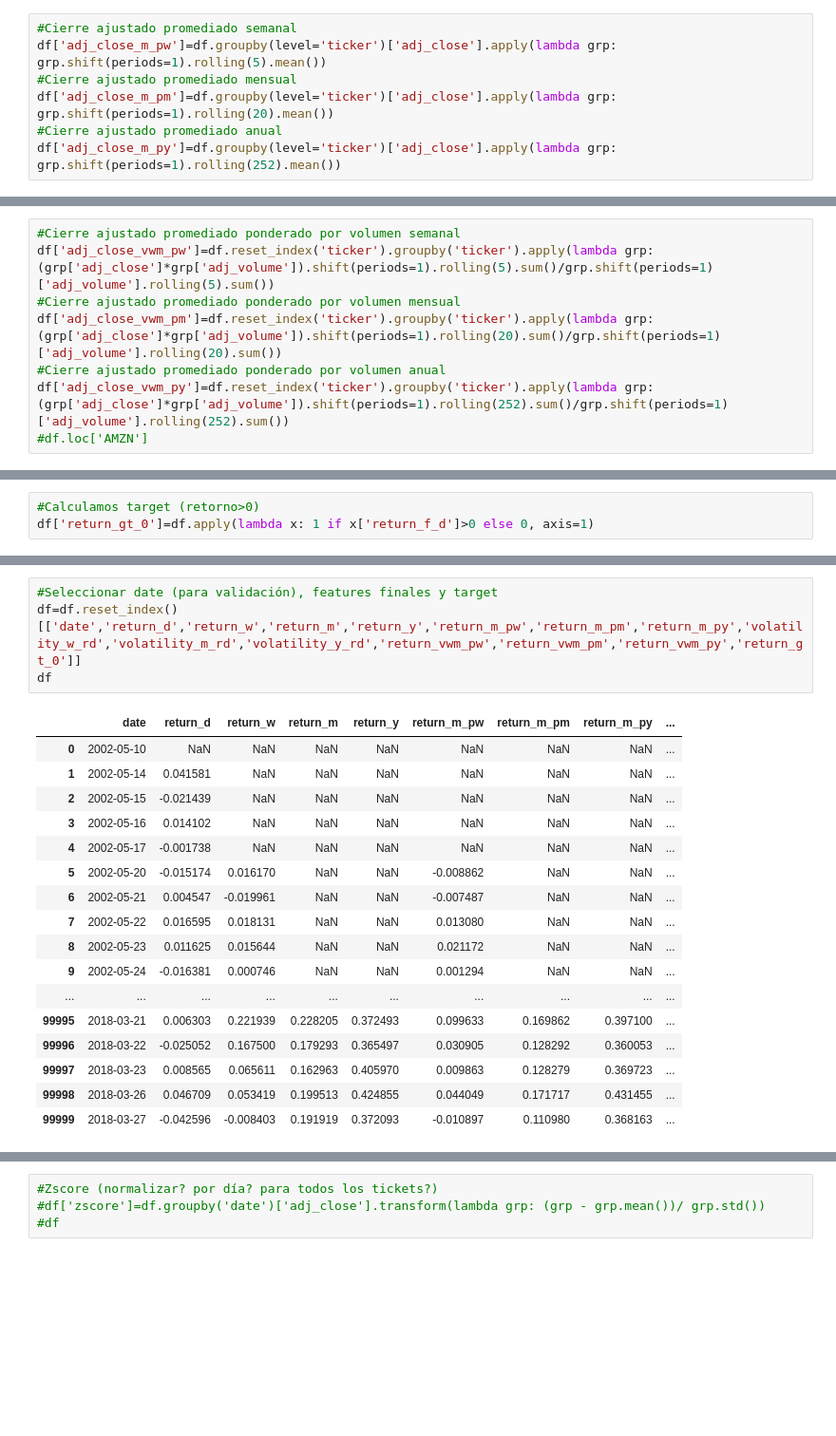
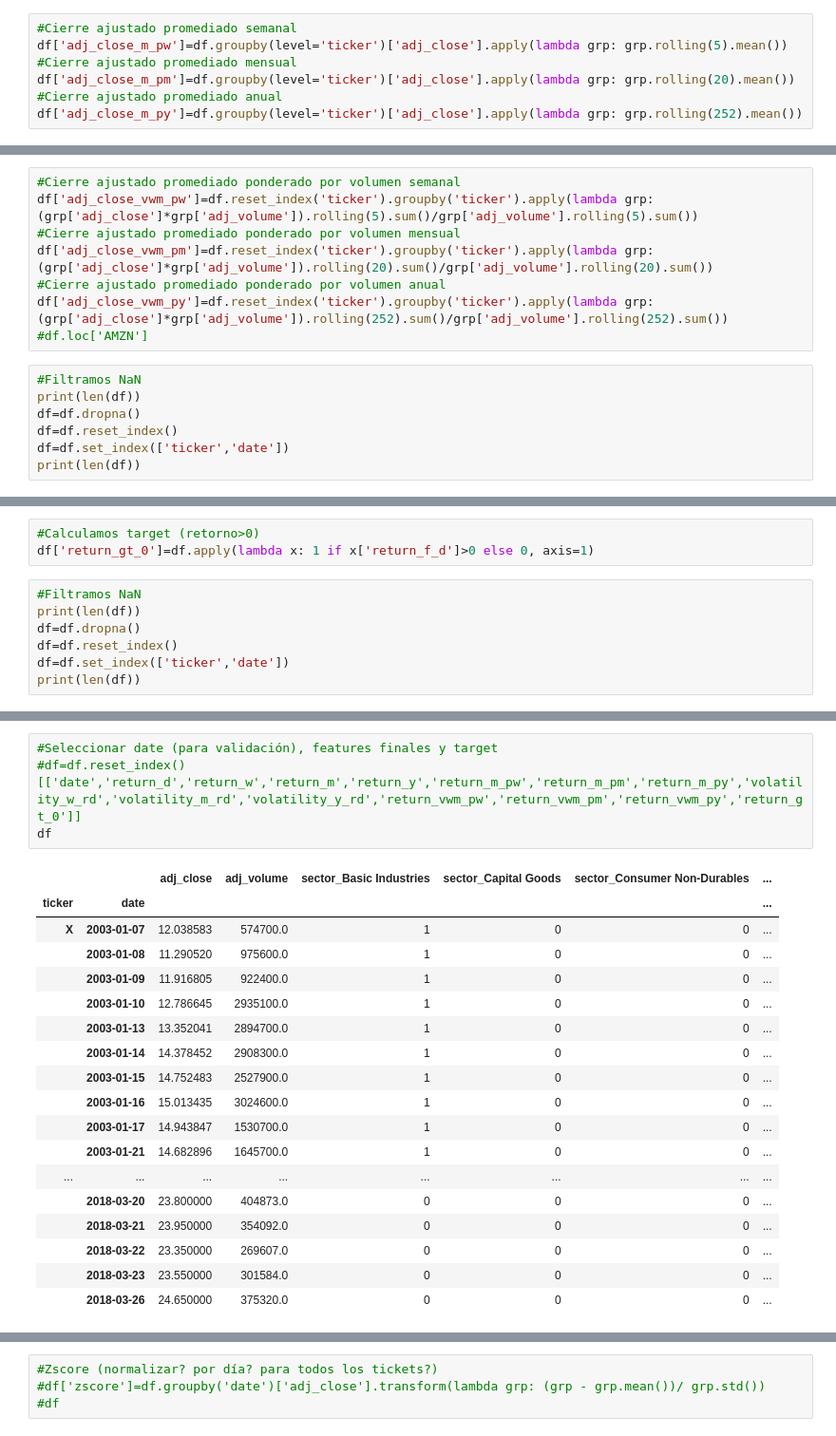
Before and after one commit to manueldecesar/LABQT, a Jupyter notebook: LABQT.ipynb, the cells around one changed output, grey strips where cells are left out. Shown at 95% size. Cells and saved outputs as stored; diff of their text form; blank space fills up the shorter version.

```diff
--- a/LABQT.ipynb
+++ b/LABQT.ipynb
@@ -253,11 +254,11 @@ df['volatility_y_rd']=df.reset_index('ticker').groupby('ticker').apply(lambda gr
 #df
 # %%
 #Cierre ajustado promediado semanal
-df['adj_close_m_pw']=df.groupby(level='ticker')['adj_close'].apply(lambda grp: grp.shift(periods=1).rolling(5).mean())
+df['adj_close_m_pw']=df.groupby(level='ticker')['adj_close'].apply(lambda grp: grp.rolling(5).mean())
 #Cierre ajustado promediado mensual
-df['adj_close_m_pm']=df.groupby(level='ticker')['adj_close'].apply(lambda grp: grp.shift(periods=1).rolling(20).mean())
+df['adj_close_m_pm']=df.groupby(level='ticker')['adj_close'].apply(lambda grp: grp.rolling(20).mean())
 #Cierre ajustado promediado anual
-df['adj_close_m_py']=df.groupby(level='ticker')['adj_close'].apply(lambda grp: grp.shift(periods=1).rolling(252).mean())
+df['adj_close_m_py']=df.groupby(level='ticker')['adj_close'].apply(lambda grp: grp.rolling(252).mean())
 # %%
 #Retorno respecto al cierre ajustado promediado semanal
 df['return_m_pw']=df.apply(lambda x: (x['adj_close']-x['adj_close_m_pw'])/x['adj_close_m_pw'], axis=1)
@@ -267,9 +268,16 @@ df['return_m_pm']=df.apply(lambda x: (x['adj_close']-x['adj_close_m_pm'])/x['adj
 df['return_m_py']=df.apply(lambda x: (x['adj_close']-x['adj_close_m_py'])/x['adj_close_m_py'], axis=1)
 # %%
 #Cierre ajustado promediado ponderado por volumen semanal
-df['adj_close_vwm_pw']=df.reset_index('ticker').groupby('ticker').apply(lambda grp: (grp['adj_close']*grp['adj_volume']).shift(periods=1).rolling(5).sum()/grp.shift(periods=1)['adj_volume'].rolling(5).sum())
+df['adj_close_vwm_pw']=df.reset_index('ticker').groupby('ticker').apply(lambda grp: (grp['adj_close']*grp['adj_volume']).rolling(5).sum()/grp['adj_volume'].rolling(5).sum())
 #Cierre ajustado promediado ponderado por volumen mensual
-df['adj_close_vwm_pm']=df.reset_index('ticker').groupby('ticker').apply(lambda grp: (grp['adj_close']*grp['adj_volume']).shift(periods=1).rolling(20).sum()/grp.shift(periods=1)['adj_volume'].rolling(20).sum())
+df['adj_close_vwm_pm']=df.reset_index('ticker').groupby('ticker').apply(lambda grp: (grp['adj_close']*grp['adj_volume']).rolling(20).sum()/grp['adj_volume'].rolling(20).sum())
 #Cierre ajustado promediado ponderado por volumen anual
-df['adj_close_vwm_py']=df.reset_index('ticker').groupby('ticker').apply(lambda grp: (grp['adj_close']*grp['adj_volume']).shift(periods=1).rolling(252).sum()/grp.shift(periods=1)['adj_volume'].rolling(252).sum())
+df['adj_close_vwm_py']=df.reset_index('ticker').groupby('ticker').apply(lambda grp: (grp['adj_close']*grp['adj_volume']).rolling(252).sum()/grp['adj_volume'].rolling(252).sum())
 #df.loc['AMZN']
+# %%
+#Filtramos NaN
+print(len(df))
+df=df.dropna()
+df=df.reset_index()
+df=df.set_index(['ticker','date'])
+print(len(df))
@@ -289,3 +300,10 @@ df['return_f_d']=df.groupby(level='ticker')['adj_close'].pct_change().shift(peri
 # %%
 #Calculamos target (retorno>0)
 df['return_gt_0']=df.apply(lambda x: 1 if x['return_f_d']>0 else 0, axis=1)
+# %%
+#Filtramos NaN
+print(len(df))
+df=df.dropna()
+df=df.reset_index()
+df=df.set_index(['ticker','date'])
+print(len(df))
@@ -292,22 +313,23 @@ df['return_gt_0']=df.apply(lambda x: 1 if x['return_f_d']>0 else 0, axis=1)
 # %%
 #Seleccionar date (para validación), features finales y target
-df=df.reset_index()[['date','return_d','return_w','return_m','return_y','return_m_pw','return_m_pm','return_m_py','volatility_w_rd','volatility_m_rd','volatility_y_rd','return_vwm_pw','return_vwm_pm','return_vwm_py','return_gt_0']]
+#df=df.reset_index()[['date','return_d','return_w','return_m','return_y','return_m_pw','return_m_pm','return_m_py','volatility_w_rd','volatility_m_rd','volatility_y_rd','return_vwm_pw','return_vwm_pm','return_vwm_py','return_gt_0']]
 df
 # %% [output]
-|  | date | return_d | return_w | return_m | return_y | return_m_pw | return_m_pm | return_m_py | ... |
-| 0 | 2002-05-10 | NaN | NaN | NaN | NaN | NaN | NaN | NaN | ... |
-| 1 | 2002-05-14 | 0.041581 | NaN | NaN | NaN | NaN | NaN | NaN | ... |
-| 2 | 2002-05-15 | -0.021439 | NaN | NaN | NaN | NaN | NaN | NaN | ... |
-| 3 | 2002-05-16 | 0.014102 | NaN | NaN | NaN | NaN | NaN | NaN | ... |
-| 4 | 2002-05-17 | -0.001738 | NaN | NaN | NaN | NaN | NaN | NaN | ... |
-| 5 | 2002-05-20 | -0.015174 | 0.016170 | NaN | NaN | -0.008862 | NaN | NaN | ... |
-| 6 | 2002-05-21 | 0.004547 | -0.019961 | NaN | NaN | -0.007487 | NaN | NaN | ... |
-| 7 | 2002-05-22 | 0.016595 | 0.018131 | NaN | NaN | 0.013080 | NaN | NaN | ... |
-| 8 | 2002-05-23 | 0.011625 | 0.015644 | NaN | NaN | 0.021172 | NaN | NaN | ... |
-| 9 | 2002-05-24 | -0.016381 | 0.000746 | NaN | NaN | 0.001294 | NaN | NaN | ... |
-| ... | ... | ... | ... | ... | ... | ... | ... | ... | ... |
-| 99995 | 2018-03-21 | 0.006303 | 0.221939 | 0.228205 | 0.372493 | 0.099633 | 0.169862 | 0.397100 | ... |
-| 99996 | 2018-03-22 | -0.025052 | 0.167500 | 0.179293 | 0.365497 | 0.030905 | 0.128292 | 0.360053 | ... |
-| 99997 | 2018-03-23 | 0.008565 | 0.065611 | 0.162963 | 0.405970 | 0.009863 | 0.128279 | 0.369723 | ... |
-| 99998 | 2018-03-26 | 0.046709 | 0.053419 | 0.199513 | 0.424855 | 0.044049 | 0.171717 | 0.431455 | ... |
-| 99999 | 2018-03-27 | -0.042596 | -0.008403 | 0.191919 | 0.372093 | -0.010897 | 0.110980 | 0.368163 | ... |
+|  |  | adj_close | adj_volume | sector_Basic Industries | sector_Capital Goods | sector_Consumer Non-Durables | ... |
+| ticker | date |  |  |  |  |  | ... |
+| X | 2003-01-07 | 12.038583 | 574700.0 | 1 | 0 | 0 | ... |
+|  | 2003-01-08 | 11.290520 | 975600.0 | 1 | 0 | 0 | ... |
+|  | 2003-01-09 | 11.916805 | 922400.0 | 1 | 0 | 0 | ... |
+|  | 2003-01-10 | 12.786645 | 2935100.0 | 1 | 0 | 0 | ... |
+|  | 2003-01-13 | 13.352041 | 2894700.0 | 1 | 0 | 0 | ... |
+|  | 2003-01-14 | 14.378452 | 2908300.0 | 1 | 0 | 0 | ... |
+|  | 2003-01-15 | 14.752483 | 2527900.0 | 1 | 0 | 0 | ... |
+|  | 2003-01-16 | 15.013435 | 3024600.0 | 1 | 0 | 0 | ... |
+|  | 2003-01-17 | 14.943847 | 1530700.0 | 1 | 0 | 0 | ... |
+|  | 2003-01-21 | 14.682896 | 1645700.0 | 1 | 0 | 0 | ... |
+| ... | ... | ... | ... | ... | ... | ... | ... |
+|  | 2018-03-20 | 23.800000 | 404873.0 | 0 | 0 | 0 | ... |
+|  | 2018-03-21 | 23.950000 | 354092.0 | 0 | 0 | 0 | ... |
+|  | 2018-03-22 | 23.350000 | 269607.0 | 0 | 0 | 0 | ... |
+|  | 2018-03-23 | 23.550000 | 301584.0 | 0 | 0 | 0 | ... |
+|  | 2018-03-26 | 24.650000 | 375320.0 | 0 | 0 | 0 | ... |
```
Also changed, not shown: parts of 36 cells of this notebook.
